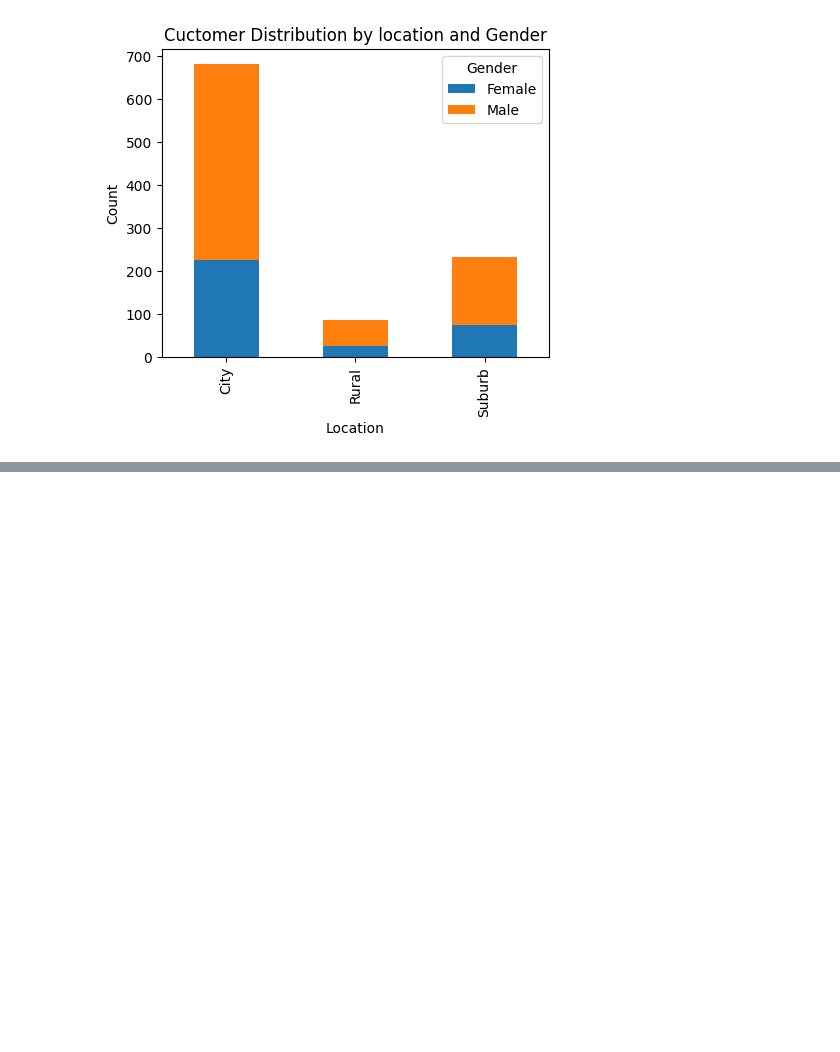
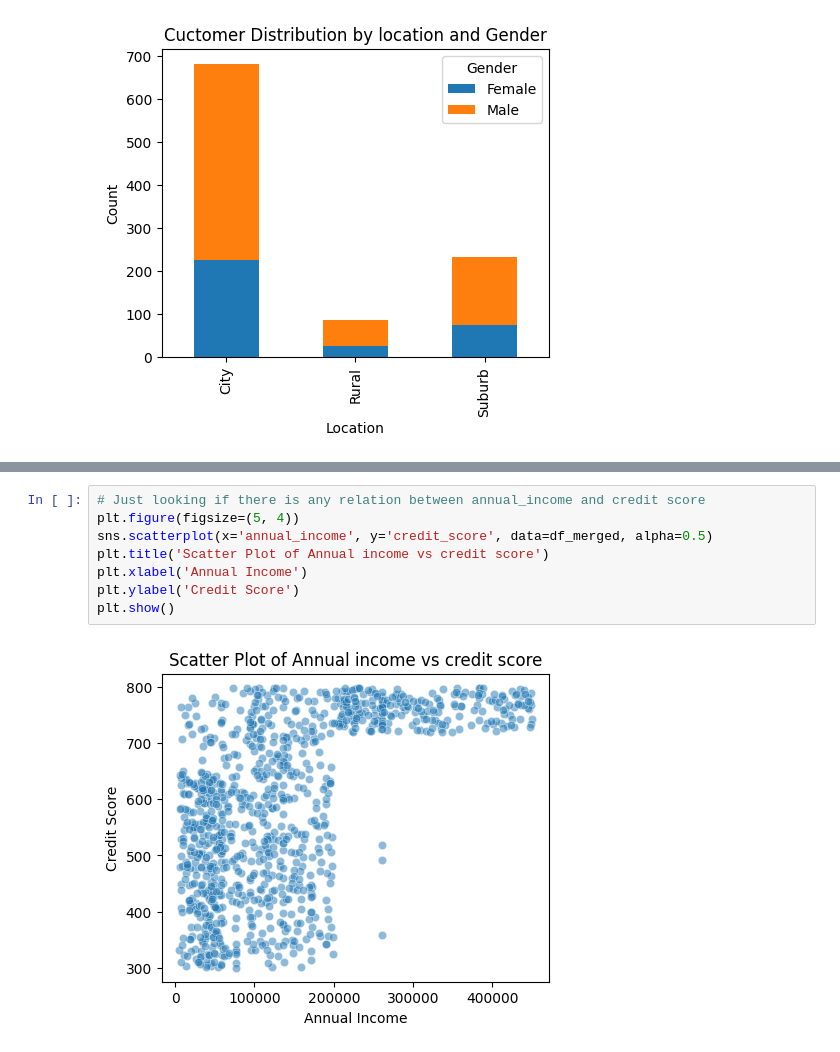
Before and after one commit to prashanty/Atliqo-Bank-CreditCard-Project, a Jupyter notebook: Phase1_Atliqo_bank_project.ipynb, the cells around one changed output, grey strips where cells are left out. Drawn from its saved outputs; the diff is of its cells as text; blank space fills up the shorter version.

```diff
--- a/Phase1_Atliqo_bank_project.ipynb
+++ b/Phase1_Atliqo_bank_project.ipynb
@@ -528,0 +925,10 @@ plt.show()
+# %%
+# Just looking if there is any relation between annual_income and credit score
+plt.figure(figsize=(5, 4))
+sns.scatterplot(x='annual_income', y='credit_score', data=df_merged, alpha=0.5)
+plt.title('Scatter Plot of Annual income vs credit score')
+plt.xlabel('Annual Income')
+plt.ylabel('Credit Score')
+plt.show()
+# %% [output]
+[figure, added]
```
Also changed, not shown: parts of 65 cells of this notebook.
